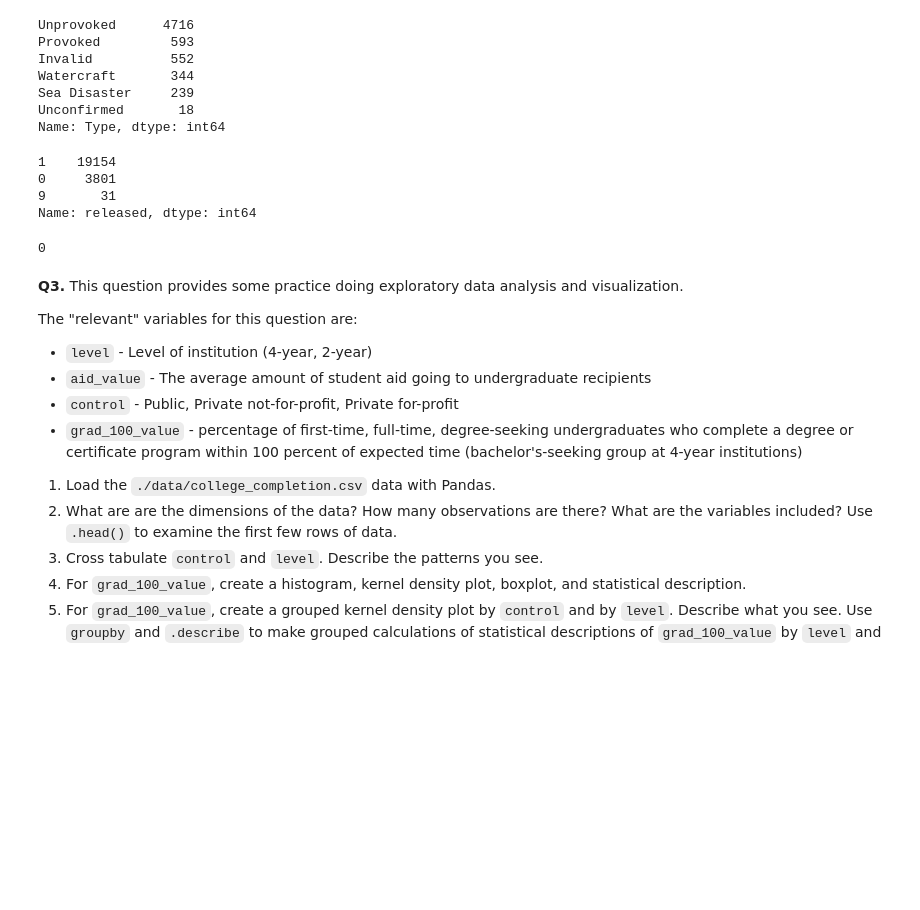
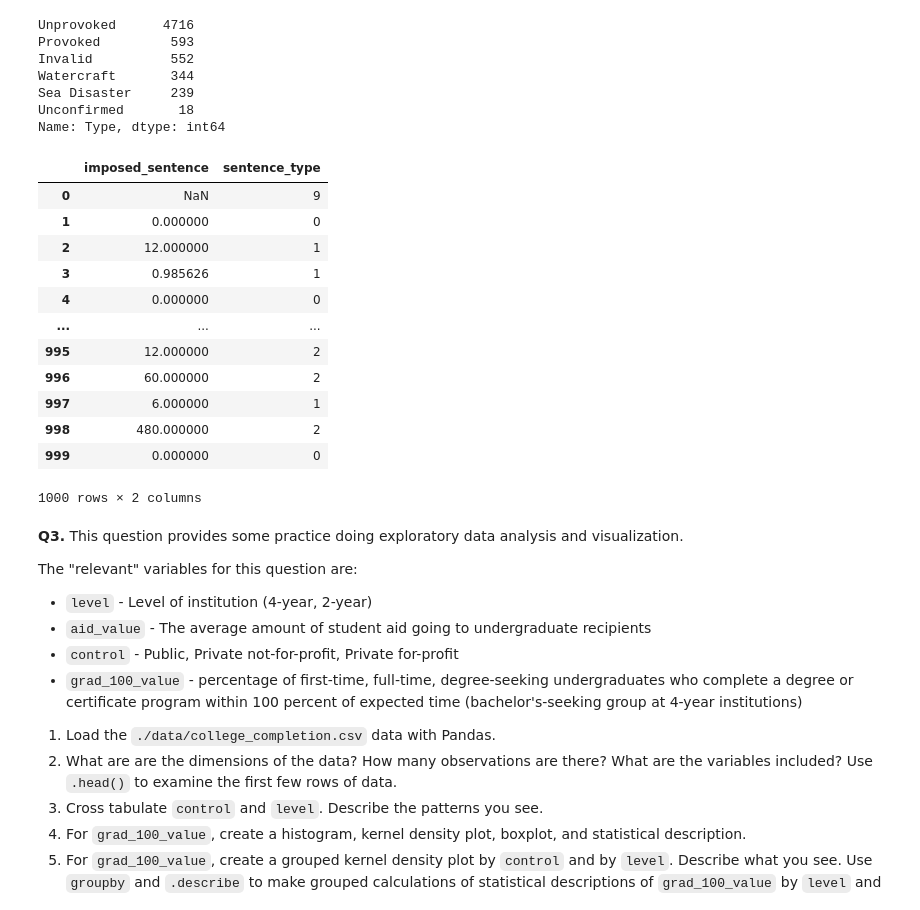
Before and after one commit to elaine-zhang12/assignment2_ez, a Jupyter notebook: assignment2.ipynb, the cells around one changed output. Cells and saved outputs as stored; diff of their text form; code cells hidden in the pictures; blank space fills up the shorter version.

```diff
--- a/assignment2.ipynb
+++ b/assignment2.ipynb
@@ -109,21 +111,52 @@ url = 'http://www.vcsc.virginia.gov/pretrialdataproject/October%202017%20Cohort_
 trial = pd.read_csv(url,low_memory=False)
 # %%
 trial = trial.rename(columns = {'WhetherDefendantWasReleasedPretrial' : 'released'})
-trial['released'].fillna(8, inplace=True)
 trial['released'].value_counts()
+
+# Replace 9 with NaN because in the codebook, 9 means unclear
+# We want to make it clear that 9 means NaN so that we don't have to remember what 9 denotes
+trial['released'] = trial['released'].replace(9, np.nan)
-# %% [output]
-1    19154
-0     3801
-9       31
-Name: released, dtype: int64
 # %%
 # 4)
+# rename columns for ease of use
 trial = trial.rename(columns = {'ImposedSentenceAllChargeInContactEvent' : 'imposed_sentence',
                                 'SentenceTypeAllChargesAtConvictionInContactEvent' : 'sentence_type'})
-nan_count = trial['released'].isna().sum()
-print(nan_count)
+
+# replace all ' ' with NaN to indicate that it is not a defined values, rather than just an empty string
+trial['imposed_sentence'].replace(' ', np.nan, inplace=True)
+
+# make imposed_sentence numerical because it is numbers that are not within categories
+trial['imposed_sentence'] = pd.to_numeric(trial['imposed_sentence'], errors='coerce')
+
+# replaced all of the sentence_types that are 4 to be 0 because they essentially mean the same thing
+# since charges dismissed is equivalent to no incarceration
+trial['sentence_type'] = trial['sentence_type'].replace(4, 0)
+
+# Now, will replace all the imposed_sentence month values to coordinate accurately with sentence_type
+# First, the sentency_type 0 has no incarceration/probation, so the imposed_sentence should be 0 months
+# I am assuming that imposed_sentence is just for incareration periods, which does not include probation
+trial.loc[trial['sentence_type'] == 0, 'imposed_sentence'] = 0
+
+# fixing the imposed_sentence to be 12 if sentence_type is 1 and the imposed_sentence is greater than 12
+# This is because sentence_type of 1 means incarceration of 12 or less months
+trial.loc[(trial['sentence_type'] == 1) & (trial['imposed_sentence'] > 12), 'imposed_sentence'] = 12
+
+trial_cols = trial[['imposed_sentence','sentence_type']]
+trial_cols.head(1000)
 # %% [output]
+|  | imposed_sentence | sentence_type |
+| 0 | NaN | 9 |
+| 1 | 0.000000 | 0 |
+| 2 | 12.000000 | 1 |
+| 3 | 0.985626 | 1 |
+| 4 | 0.000000 | 0 |
+| ... | ... | ... |
+| 995 | 12.000000 | 2 |
+| 996 | 60.000000 | 2 |
+| 997 | 6.000000 | 1 |
+| 998 | 480.000000 | 2 |
+| 999 | 0.000000 | 0 |
-0
+1000 rows × 2 columns
 # %% [markdown]
 **Q3.** This question provides some practice doing exploratory data analysis and visualization.
 
```
Also changed, not shown: parts of 4 cells of this notebook.
